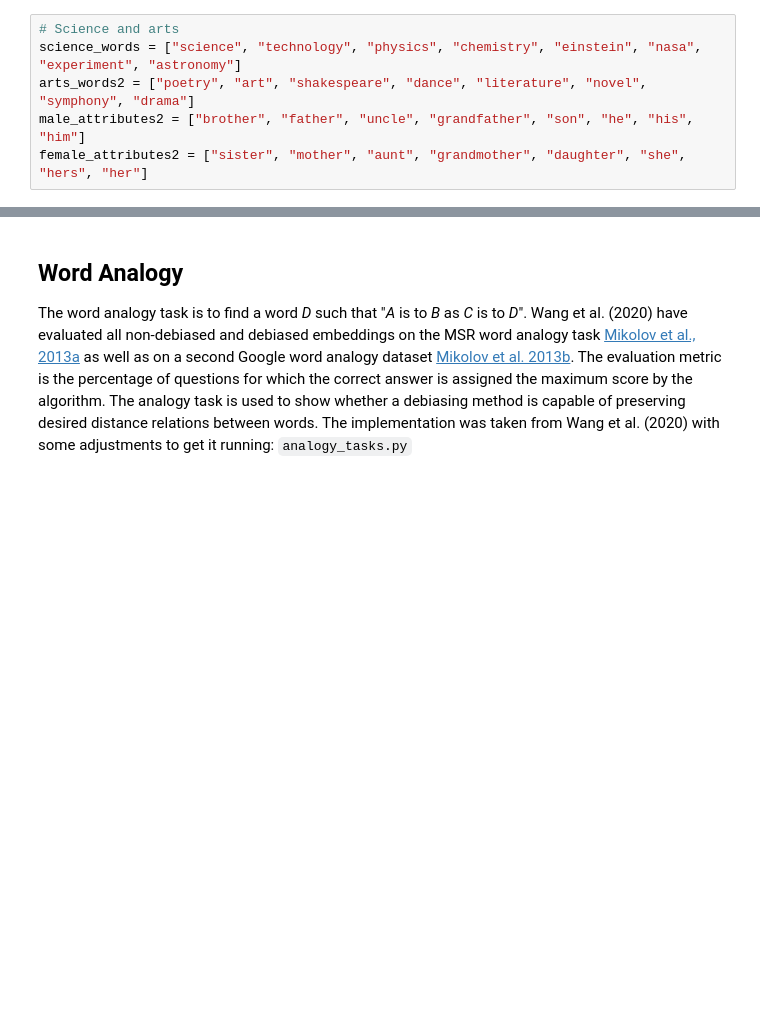
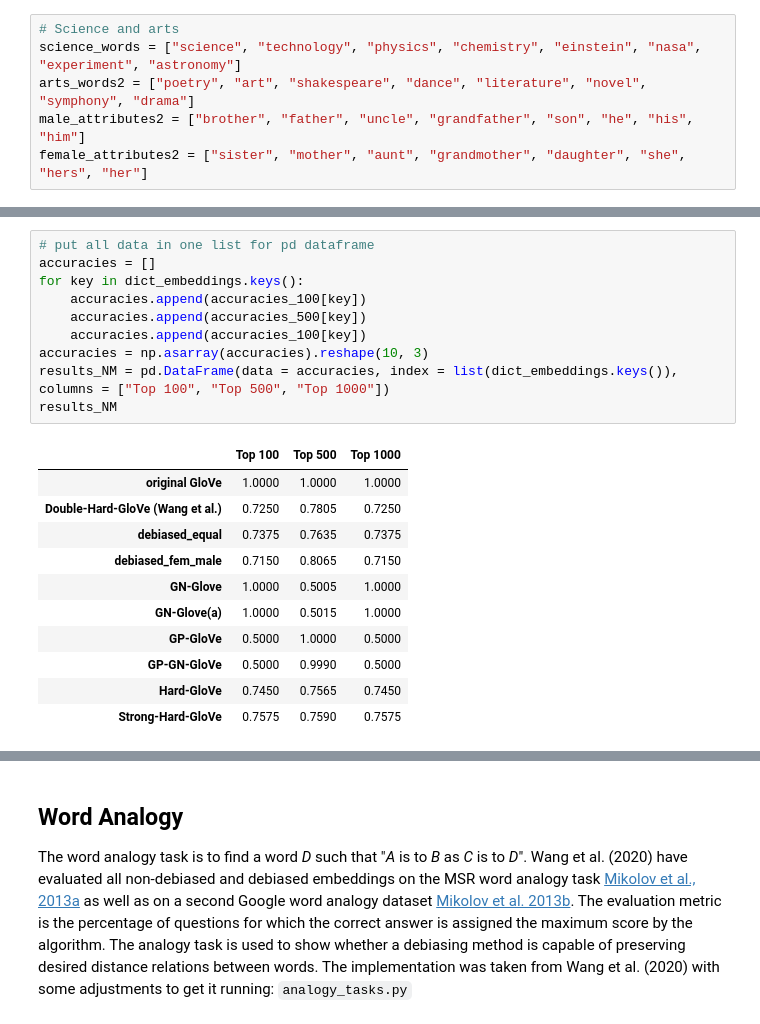
Before and after one commit to kristinakobrock/RepDHDebias, a Jupyter notebook: Evaluations.ipynb, the cells around one changed output, grey strips where cells are left out. Drawn from its saved outputs; the diff is of its cells as text; blank space fills up the shorter version.

```diff
--- a/Evaluations.ipynb
+++ b/Evaluations.ipynb
@@ -77,0 +159,22 @@ NameError: name 'w2ids' is not defined
+# %%
+# put all data in one list for pd dataframe
+accuracies = []
+for key in dict_embeddings.keys():
+    accuracies.append(accuracies_100[key])
+    accuracies.append(accuracies_500[key])
+    accuracies.append(accuracies_100[key])
+accuracies = np.asarray(accuracies).reshape(10, 3)
+results_NM = pd.DataFrame(data = accuracies, index = list(dict_embeddings.keys()), columns = ["Top 100", "Top 500", "Top 1000"])
+results_NM
+# %% [output]
+|  | Top 100 | Top 500 | Top 1000 |
+| original GloVe | 1.0000 | 1.0000 | 1.0000 |
+| Double-Hard-GloVe (Wang et al.) | 0.7250 | 0.7805 | 0.7250 |
+| debiased_equal | 0.7375 | 0.7635 | 0.7375 |
+| debiased_fem_male | 0.7150 | 0.8065 | 0.7150 |
+| GN-Glove | 1.0000 | 0.5005 | 1.0000 |
+| GN-Glove(a) | 1.0000 | 0.5015 | 1.0000 |
+| GP-GloVe | 0.5000 | 1.0000 | 0.5000 |
+| GP-GN-GloVe | 0.5000 | 0.9990 | 0.5000 |
+| Hard-GloVe | 0.7450 | 0.7565 | 0.7450 |
+| Strong-Hard-GloVe | 0.7575 | 0.7590 | 0.7575 |
```
Also changed, not shown: parts of 20 cells of this notebook, 6 other files.
